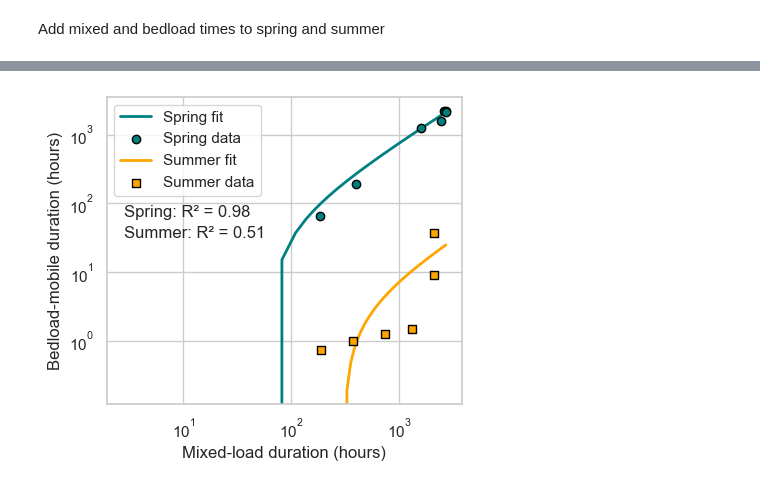
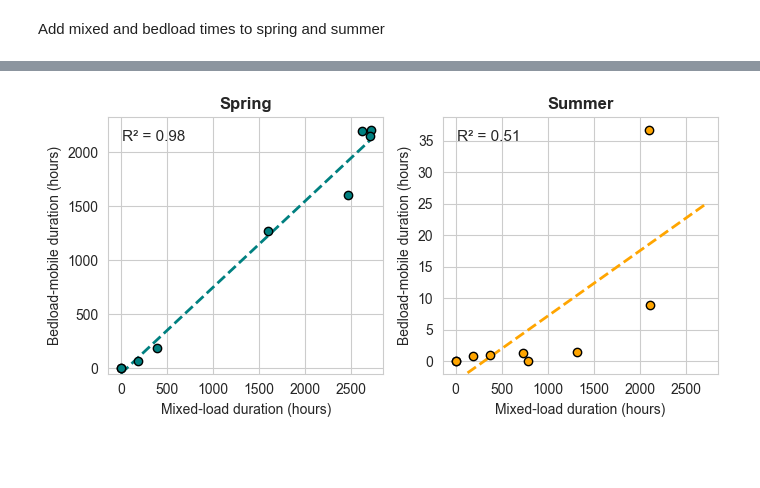
Before and after one commit to nicole-hucke/sediment_trap_paper, a Jupyter notebook: data_analysis/modes_of_transport/modes_of_transport_analysis.ipynb, the cells around one changed output, grey strips where cells are left out. Saved outputs shown, nothing was run; the diff lists cells and outputs as text; code cells hidden in the pictures; blank space fills up the shorter version.

Commit message:
new plot for SI (figure S6)
scatter plot mode of transport

```diff
--- a/data_analysis/modes_of_transport/modes_of_transport_analysis.ipynb
+++ b/data_analysis/modes_of_transport/modes_of_transport_analysis.ipynb
@@ -217,11 +246,23 @@ summer.loc[:, '5'] = df['u*'] / 0.00001487
 summer.loc[:, '20'] = df['u*'] / 0.00028262
 summer.loc[:, '45'] = df['u*'] / 0.0015
 summer.loc[:, '63'] = df['u*'] / 0.0028
+summer.loc[:, '75'] = df['u*'] / 0.0038
+summer.loc[:, '88'] = df['u*'] / 0.0052
 summer.loc[:, '100'] = df['u*'] / 0.0069
+summer.loc[:, '144'] = df['u*'] / 0.0119
 summer.loc[:, '200'] = df['u*'] / 0.01989
 summer.loc[:, '280'] = df['u*'] / 0.03215
+summer.loc[:, '330'] = df['u*'] / 0.04032
+summer.loc[:, '390'] = df['u*'] / 0.05011
+summer.loc[:, '460'] = df['u*'] / 0.06167
 summer.loc[:, '500'] = df['u*'] / 0.06815
+summer.loc[:, '600'] = df['u*'] / 0.08416
 summer.loc[:, '700'] = df['u*'] / 0.09952
 summer.loc[:, '850'] = df['u*'] / 0.12107
+summer.loc[:, '900'] = df['u*'] / 0.12782
 summer.loc[:, '1000'] = df['u*'] / 0.14065
+summer.loc[:, '1200'] = df['u*'] / 0.16367
+summer.loc[:, '1400'] = df['u*'] / 0.18350
+summer.loc[:, '1600'] = df['u*'] / 0.20068
+summer.loc[:, '1800'] = df['u*'] / 0.21577
 summer.loc[:, '2000'] = df['u*'] / 0.22928
@@ -2309,63 +2403,68 @@ for season in ['Spring', 'Summer']:
         'stderr': stderr
     }
 
-plt.figure(figsize=(4.5, 4))
-
-markers = {'Spring': 'o', 'Summer': 's'}
+fig, axes = plt.subplots(1, 2, figsize=(7, 3.5))
+sns.set_style('whitegrid')
+markers = {'Spring': 'o', 'Summer': 'o'}
 colors = {'Spring': 'teal', 'Summer': 'orange'}
 
 max_val = max(df_all['time_mixed'].max(), df_all['time_bed'].max())
 x_line = np.linspace(0, max_val, 100)
 
-# 1:1 line
-#plt.plot(x_line, x_line, 'k--', linewidth=1, label='1:1')
-
-for season in ['Spring', 'Summer']:
+# Plot each season in its own subplot
+for idx, season in enumerate(['Spring', 'Summer']):
+    ax = axes[idx]
     df_season = df_all[df_all['Season'] == season]
 
     # regression
     slope = reg_stats[season]['slope']
     intercept = reg_stats[season]['intercept']
     y_fit = slope * x_line + intercept
 
-    plt.plot(
+    ax.plot(
         x_line,
         y_fit,
         color=colors[season],
         linewidth=2,
         label=f'{season} fit',
-        zorder=1
+        zorder=1,
+        linestyle= '--'
     )
 
     # scatter
-    plt.scatter(
+    ax.scatter(
         df_season['time_mixed'],
         df_season['time_bed'],
         marker=markers[season],
         color=colors[season],
         edgecolor='black',
         label=f'{season} data',
         zorder=4
     )
 
-y_text = 0.65
-for season in ['Spring', 'Summer']:
+    # Add R² text
     s = reg_stats[season]
-    plt.text(
+    ax.text(
         0.05,
-        y_text,
-        f'{season}: R² = {s["R2"]:.2f}',
-        transform=plt.gca().transAxes,
-        va='top'
+        0.95,
+        f'R² = {s["R2"]:.2f}',
+        transform=ax.transAxes,
+        va='top',
+        fontsize=11
     )
-    y_text -= 0.07
 
-plt.xlabel('Mixed-load duration (hours)')
-plt.ylabel('Bedload-mobile duration (hours)')
-plt.yscale('log')
-plt.xscale('log')
-plt.legend()
+    ax.set_xlabel('Mixed-load duration (hours)')
+    ax.set_ylabel('Bedload-mobile duration (hours)')
+
+    # set different bottom limits for each plot
+    if season == 'Spring':
+        ax.set_ylim(bottom=-50)
+    else:  # Summer
+        ax.set_ylim(bottom=-2)
+
+    ax.set_title(season, fontweight='bold')
+
 plt.tight_layout()
 plt.show()
 # %% [output]
-[figure, old version]
+[figure, new version]
```
Also changed, not shown: parts of 15 cells of this notebook, 11 other files.
